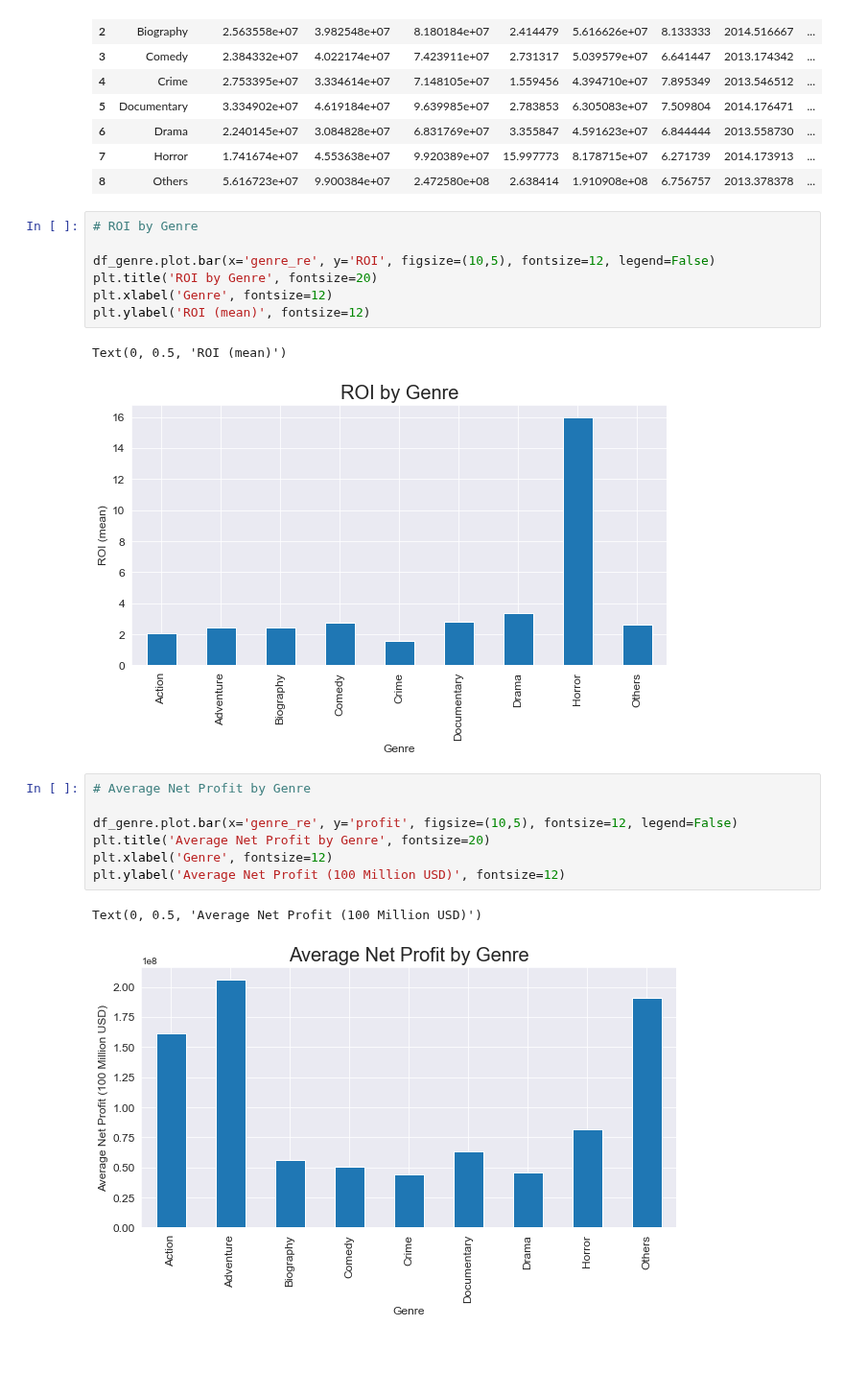
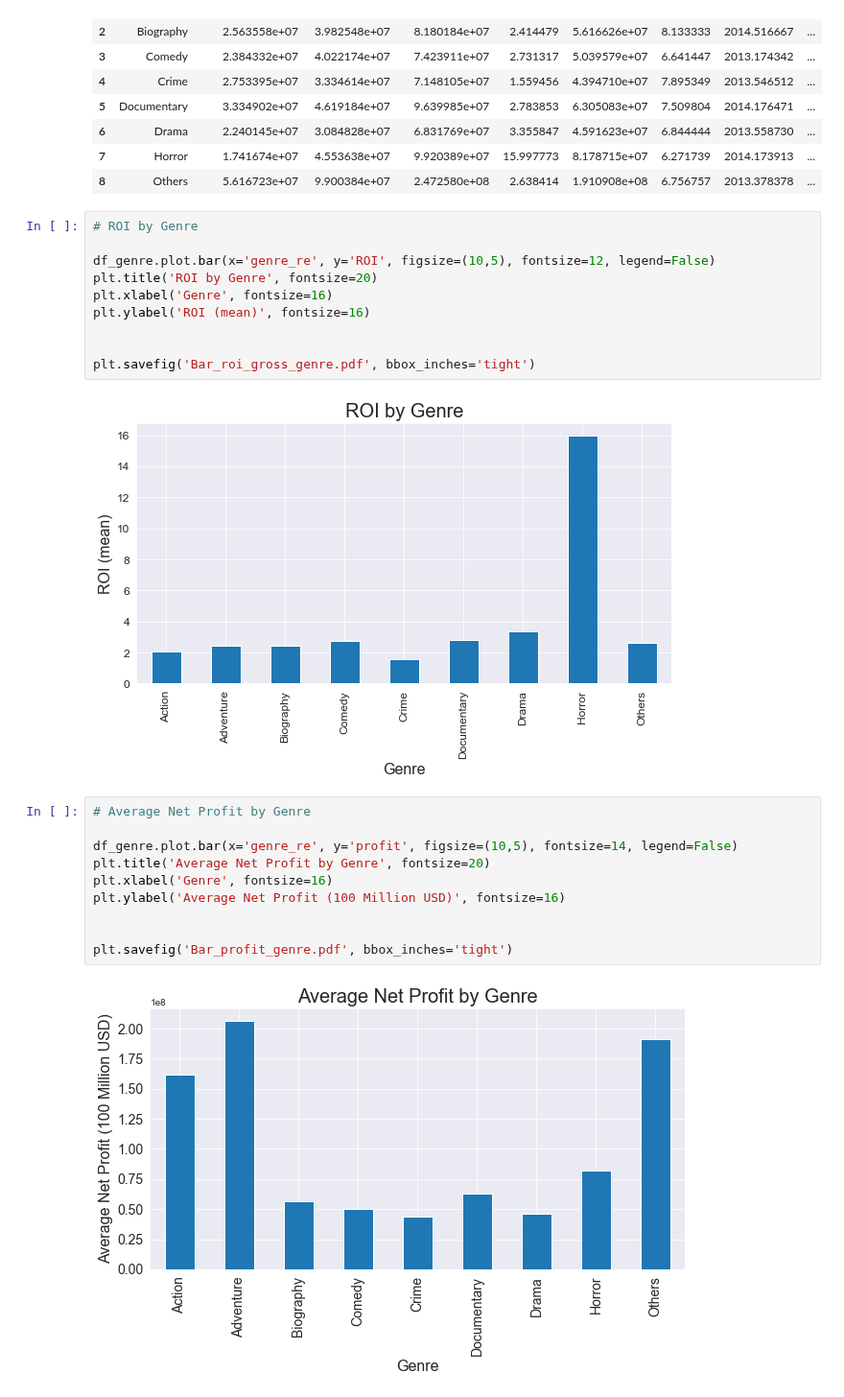
Before and after one commit to ZenBurrito/Phase-1Project, a Jupyter notebook: final_merge-Copy1-emiko.ipynb, the cells around one changed output. Shown at 96% size. Drawn from its saved outputs; the diff is of its cells as text; blank space fills up the shorter version.

```diff
--- a/final_merge-Copy1-emiko.ipynb
+++ b/final_merge-Copy1-emiko.ipynb
@@ -800,18 +806,22 @@ df_genre
 
 df_genre.plot.bar(x='genre_re', y='ROI', figsize=(10,5), fontsize=12, legend=False)
 plt.title('ROI by Genre', fontsize=20)
-plt.xlabel('Genre', fontsize=12)
-plt.ylabel('ROI (mean)', fontsize=12)
+plt.xlabel('Genre', fontsize=16)
+plt.ylabel('ROI (mean)', fontsize=16)
+
+
+plt.savefig('Bar_roi_gross_genre.pdf', bbox_inches='tight')
 # %% [output]
-Text(0, 0.5, 'ROI (mean)')
-[figure, old version]
+[figure, new version]
 # %%
 # Average Net Profit by Genre
 
-df_genre.plot.bar(x='genre_re', y='profit', figsize=(10,5), fontsize=12, legend=False)
+df_genre.plot.bar(x='genre_re', y='profit', figsize=(10,5), fontsize=14, legend=False)
 plt.title('Average Net Profit by Genre', fontsize=20)
-plt.xlabel('Genre', fontsize=12)
-plt.ylabel('Average Net Profit (100 Million USD)', fontsize=12)
+plt.xlabel('Genre', fontsize=16)
+plt.ylabel('Average Net Profit (100 Million USD)', fontsize=16)
+
+
+plt.savefig('Bar_profit_genre.pdf', bbox_inches='tight')
 # %% [output]
-Text(0, 0.5, 'Average Net Profit (100 Million USD)')
-[figure, old version]
+[figure, new version]
```
Also changed, not shown: parts of 20 cells of this notebook, 5 other files.
